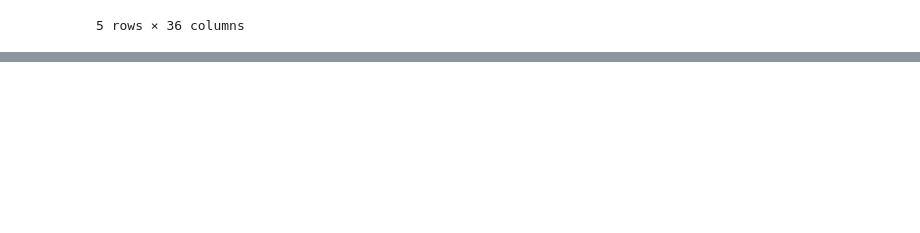
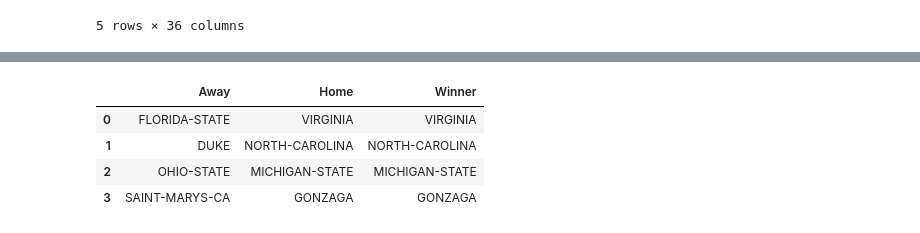
Before and after one commit to jseigh89/NCAAB, a Jupyter notebook: Predict March Madness.ipynb, the cells around one changed output, grey strips where cells are left out. Saved outputs shown, nothing was run; the diff lists cells and outputs as text; code cells hidden in the pictures; blank space fills up the shorter version.

```diff
--- a/Predict March Madness.ipynb
+++ b/Predict March Madness.ipynb
@@ -469,0 +474,2 @@ print(y_pred_C,y_pred_B,y_pred_A,Y_pred)
+# %%
+test = pd.DataFrame(Y_pred)
@@ -469,0 +484,13 @@ print(y_pred_C,y_pred_B,y_pred_A,Y_pred)
+# %%
+games_df_out = game_df_teams.merge(test, left_index = True, right_index = True)
+games_df_out.columns = ['Away','Home','Forecast']
+# %%
+games_df_out['Winner'] = np.where(games_df_out['Forecast'] == 'Y', games_df_out['Home'], games_df_out['Away'])
+# %%
+games_df_out[['Away','Home','Winner']]
+# %% [output]
+|  | Away | Home | Winner |
+| 0 | FLORIDA-STATE | VIRGINIA | VIRGINIA |
+| 1 | DUKE | NORTH-CAROLINA | NORTH-CAROLINA |
+| 2 | OHIO-STATE | MICHIGAN-STATE | MICHIGAN-STATE |
+| 3 | SAINT-MARYS-CA | GONZAGA | GONZAGA |
```
Also changed, not shown: parts of 14 cells of this notebook.
